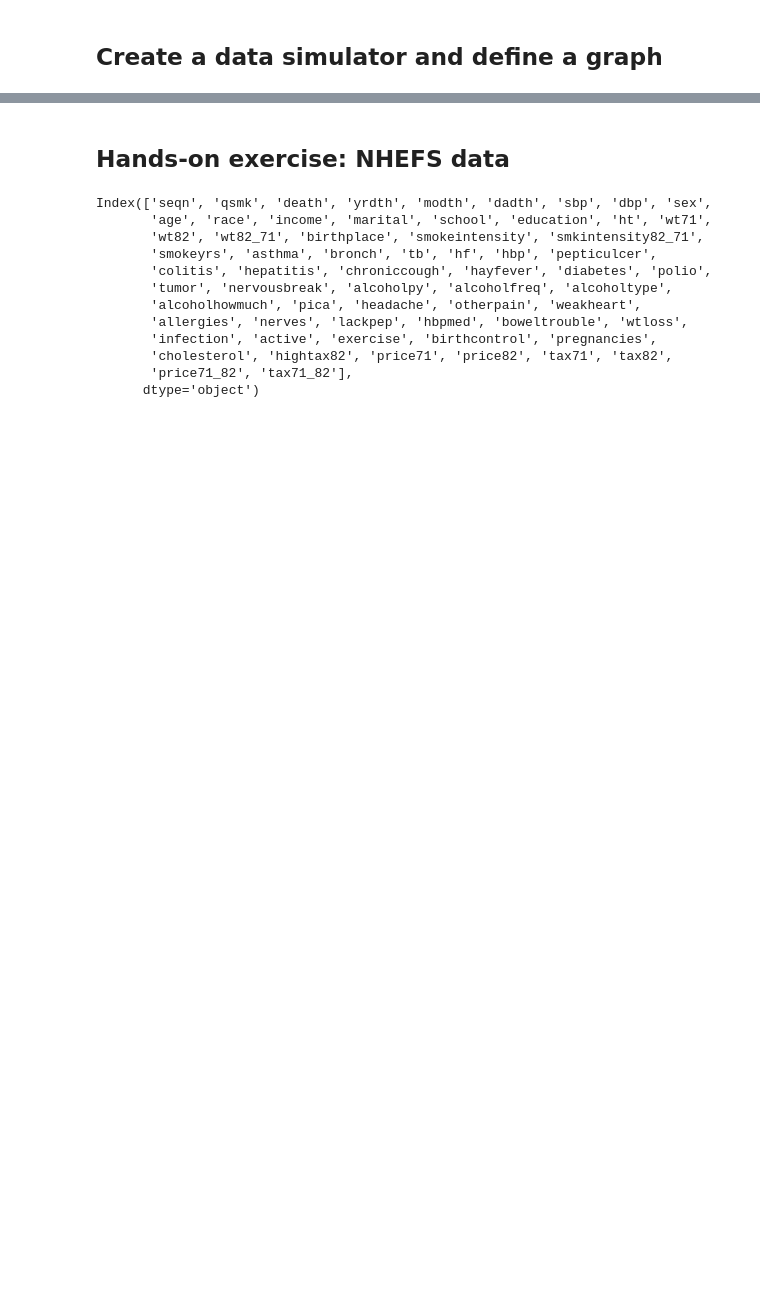
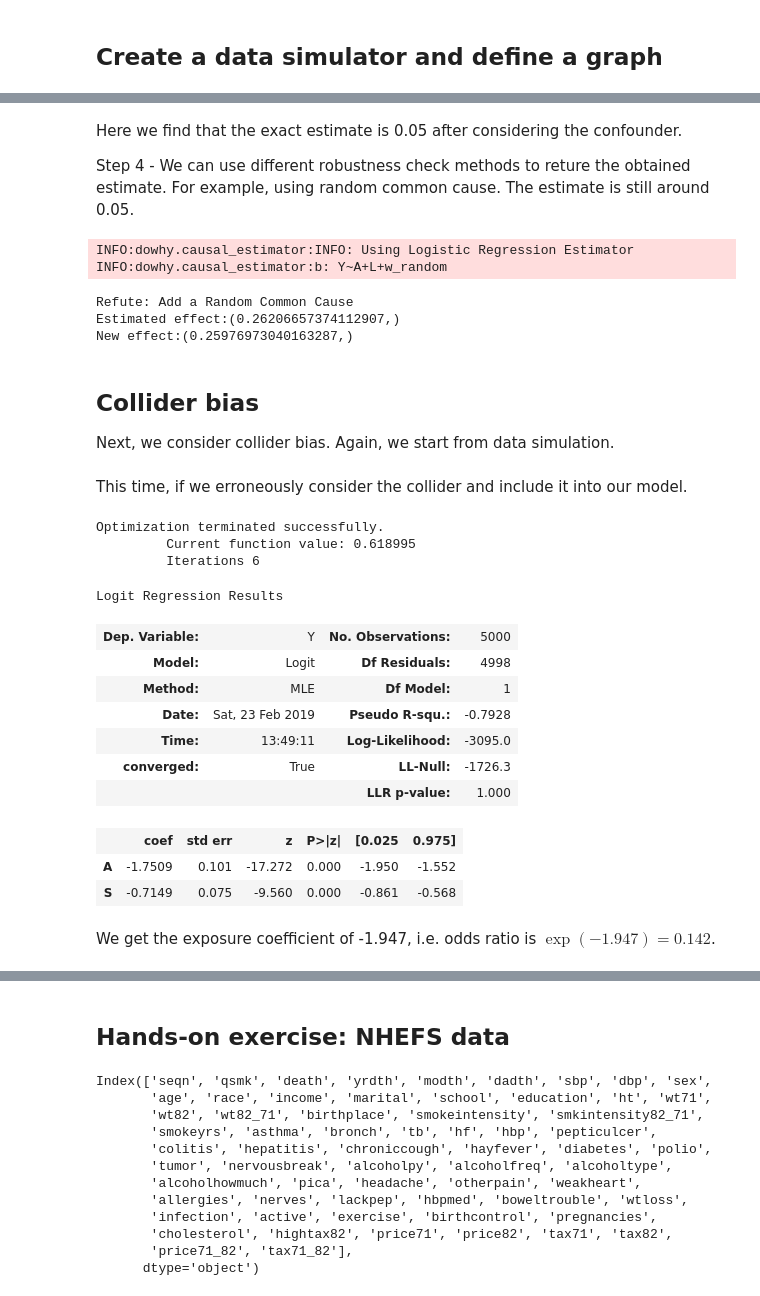
Before and after one commit to ckbjimmy/2019_tokyo, a Jupyter notebook: causal_workshop.ipynb, the cells around one changed output, grey strips where cells are left out. Drawn from its saved outputs; the diff is of its cells as text; code cells hidden in the pictures; blank space fills up the shorter version.

```diff
--- a/causal_workshop.ipynb
+++ b/causal_workshop.ipynb
@@ -506,0 +294,52 @@ cdf_do
+# %% [markdown]
+Here we find that the exact estimate is 0.05 after considering the confounder.
+
+Step 4 - We can use different robustness check methods to reture the obtained estimate. For example, using random common cause. The estimate is still around 0.05.
+# %%
+refute_results = model.refute_estimate(identified_estimand, estimate,
+                                       method_name="random_common_cause")
+print(refute_results)
+# %% [output]
+INFO:dowhy.causal_estimator:INFO: Using Logistic Regression Estimator
+INFO:dowhy.causal_estimator:b: Y~A+L+w_random
+Refute: Add a Random Common Cause
+Estimated effect:(0.26206657374112907,)
+New effect:(0.25976973040163287,)
+# %% [markdown]
+## Collider bias
+
+Next, we consider collider bias. Again, we start from data simulation.
+# %%
+task = 'collider'
+
+sim = DataSimulator()
+data = {}
+data['df'], g, d = sim.get_data(task)
+data['treatment_name'] = 'A'
+data['outcome_name'] = 'Y'
+data['gml_graph'] = g.replace('\n', '')
+data['dot_graph'] = d.replace('\n', '')
+# %% [markdown]
+This time, if we erroneously consider the collider and include it into our model.
+# %%
+df = data['df']
+model = Logit(df['Y'], df[['A', 'S']])
+result = model.fit()
+result.summary()
+# %% [output]
+Optimization terminated successfully.
+         Current function value: 0.618995
+         Iterations 6
+Logit Regression Results
+| Dep. Variable: | Y | No. Observations: | 5000 |
+| Model: | Logit | Df Residuals: | 4998 |
+| Method: | MLE | Df Model: | 1 |
+| Date: | Sat, 23 Feb 2019 | Pseudo R-squ.: | -0.7928 |
+| Time: | 13:49:11 | Log-Likelihood: | -3095.0 |
+| converged: | True | LL-Null: | -1726.3 |
+|  |  | LLR p-value: | 1.000 |
+|  | coef | std err | z | P>|z| | [0.025 | 0.975] |
+| A | -1.7509 | 0.101 | -17.272 | 0.000 | -1.950 | -1.552 |
+| S | -0.7149 | 0.075 | -9.560 | 0.000 | -0.861 | -0.568 |
+# %% [markdown]
+We get the exposure coefficient of -1.947, i.e. odds ratio is $\exp(-1.947) = 0.142$.
```
Also changed, not shown: parts of 47 cells of this notebook.
